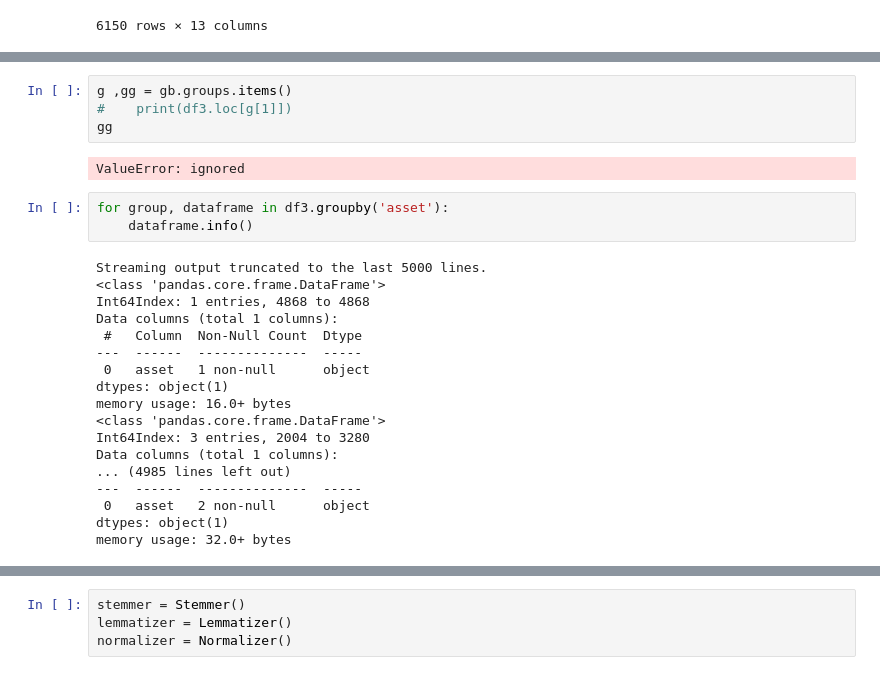
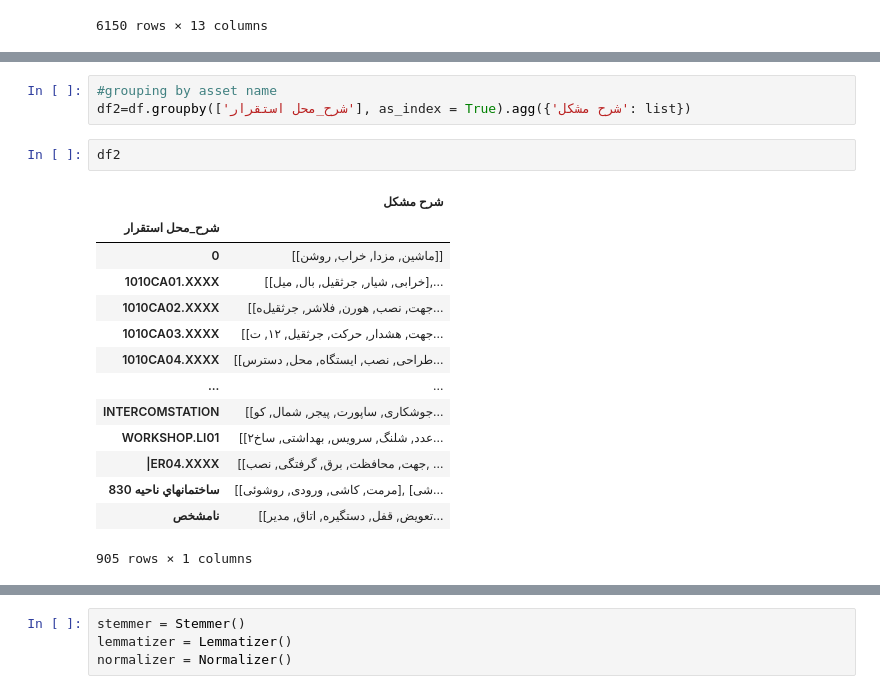
Before and after one commit to heidaralavi/persian_document_classification, a Jupyter notebook: preprocessing on text.ipynb, the cells around one changed output, grey strips where cells are left out. Drawn from its saved outputs; the diff is of its cells as text.

```diff
--- a/preprocessing on text.ipynb
+++ b/preprocessing on text.ipynb
@@ -270,27 +159,20 @@ groups
-# %%
-g ,gg = gb.groups.items()
-#    print(df3.loc[g[1]])
-gg
-# %% [output]
-ValueError: ignored
-# %%
-for group, dataframe in df3.groupby('asset'):
-    dataframe.info()
-# %% [output]
-Streaming output truncated to the last 5000 lines.
-<class 'pandas.core.frame.DataFrame'>
-Int64Index: 1 entries, 4868 to 4868
-Data columns (total 1 columns):
- #   Column  Non-Null Count  Dtype
----  ------  --------------  -----
- 0   asset   1 non-null      object
-dtypes: object(1)
-memory usage: 16.0+ bytes
-<class 'pandas.core.frame.DataFrame'>
-Int64Index: 3 entries, 2004 to 3280
-Data columns (total 1 columns):
-... (4985 lines left out)
----  ------  --------------  -----
- 0   asset   2 non-null      object
-dtypes: object(1)
-memory usage: 32.0+ bytes
+# %%
+#grouping by asset name
+df2=df.groupby(['شرح_محل استقرار'], as_index = True).agg({'شرح مشكل': list})
+# %%
+df2
+# %% [output]
+|  | شرح مشكل |
+| شرح_محل استقرار |  |
+| 0 | [[ماشین, مزدا, خراب, روشن]] |
+| 1010CA01.XXXX | [[خرابی, شیار, جرثقیل, بال, میل],... |
+| 1010CA02.XXXX | [[جهت, نصب, هورن, فلاشر, جرثقیل‌ه... |
+| 1010CA03.XXXX | [[جهت, هشدار, حرکت, جرثقیل, ۱۲, ت... |
+| 1010CA04.XXXX | [[طراحی, نصب, ایستگاه, محل, دسترس... |
+| ... | ... |
+| INTERCOMSTATION | [[جوشکاری, ساپورت, پیجر, شمال, کو... |
+| WORKSHOP.LI01 | [[۲عدد, شلنگ, سرویس, بهداشتی, ساخ... |
+| |ER04.XXXX | [[جهت, محافظت, برق, گرفتگی, نصب, ... |
+| ساختمانهاي ناحيه 830 | [[مرمت, کاشی, ورودی, روشوئی], [شی... |
+| نامشخص | [[تعویض, قفل, دستگیره, اتاق, مدیر... |
+905 rows × 1 columns
```
Also changed, not shown: parts of 21 cells of this notebook.
